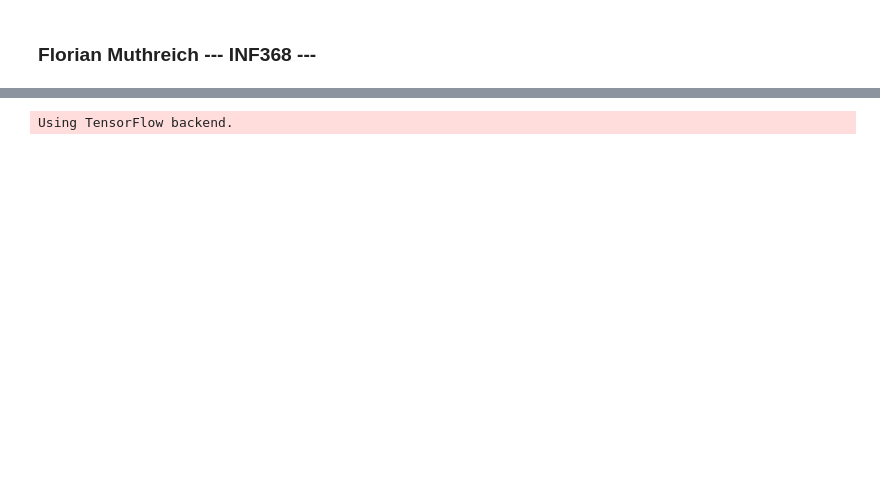
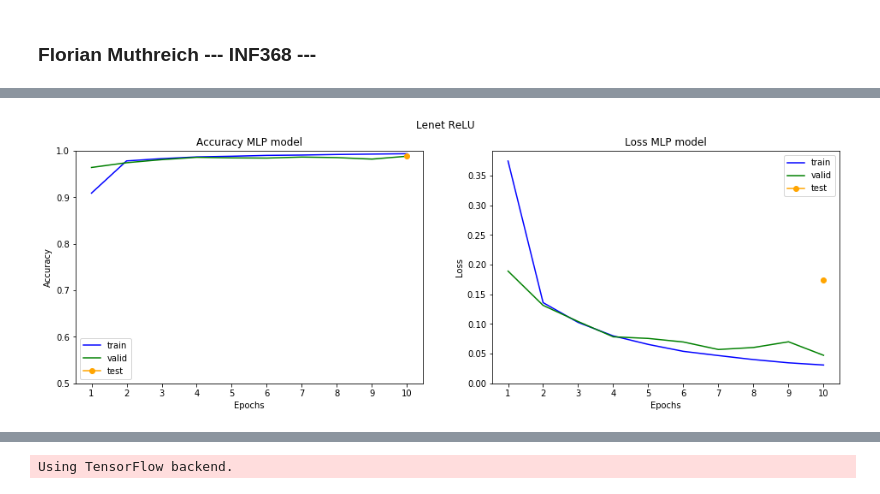
Before and after one commit to FM-uib/INF368, a Jupyter notebook: Assignment_1_Florian_Muthreich.ipynb, the cells around one changed output, grey strips where cells are left out. Cells and saved outputs as stored; diff of their text form; code cells hidden in the pictures; blank space fills up the shorter version.

```diff
--- a/Assignment_1_Florian_Muthreich.ipynb
+++ b/Assignment_1_Florian_Muthreich.ipynb
@@ -6,0 +168,3 @@ Load necessary packages
+# %%
+res_plot(Lenet_hist, Lenet_rel, "Lenet ReLU")
+# %% [output]
@@ -6,0 +172 @@ Load necessary packages
+[figure, added]
```
Also changed, not shown: parts of 73 cells of this notebook, 25 other files.
